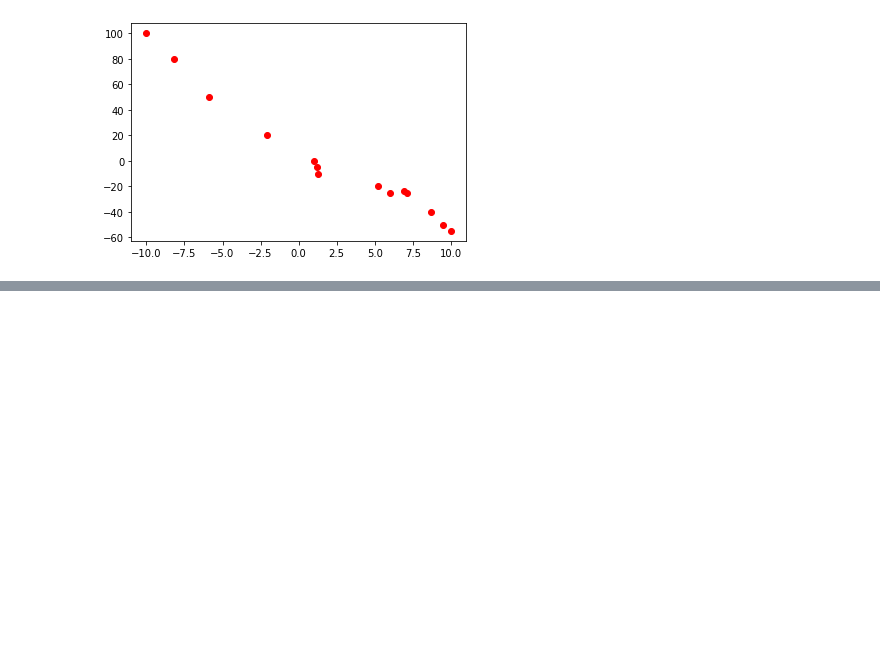
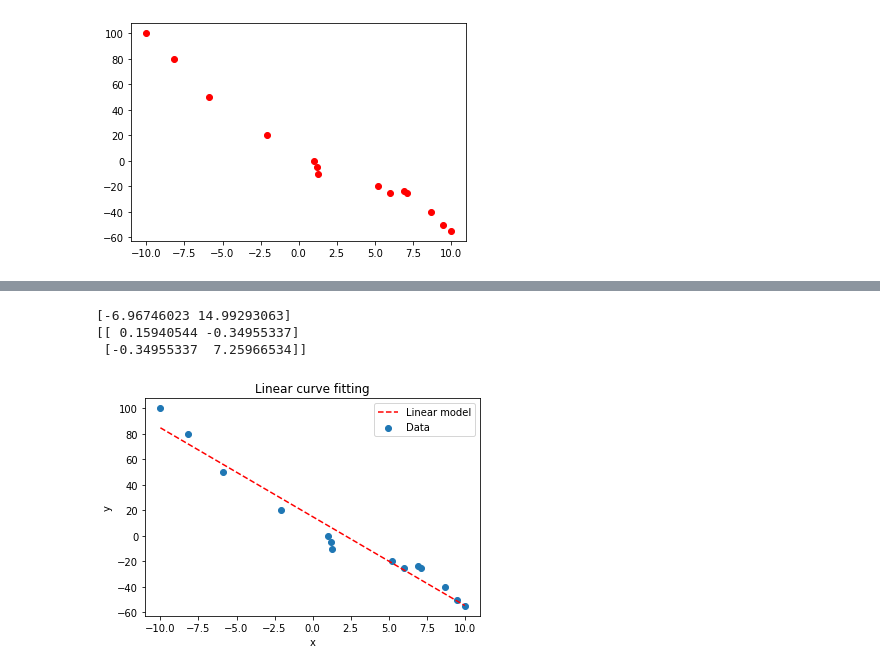
Before and after one commit to hoonzi-s/-EDRC-Python, a Jupyter notebook: 02. Modeling.ipynb, the cells around one changed output, grey strips where cells are left out. Saved outputs shown, nothing was run; the diff lists cells and outputs as text; code cells hidden in the pictures; blank space fills up the shorter version.

```diff
--- a/02. Modeling.ipynb
+++ b/02. Modeling.ipynb
@@ -262,0 +361,19 @@ plt.show()
+# %%
+#Excel data 읽어오기
+data_df = pd.read_excel("/content/drive/MyDrive/EDRC_Python/excel_linear_data_1.xlsx")
+print(data_df)
+
+#Array data로 바꾸기
+data = data_df.values
+print(data)
+
+#x_data
+x_data = data_df.iloc[:,0]
+x_data = x_data.values
+
+#y_data
+y_data = data_df.iloc[:,1]
+y_data = y_data.values
+
+print(x_data.shape)
+print(y_data.shape)
@@ -262,0 +398,23 @@ plt.show()
+# %%
+#모델 형태 지정 1
+def Linear_model(x_data, coeff, bias):
+    return coeff*x_data + bias
+
+#Data fitting 1
+popt, pcov = curve_fit(Linear_model, x_data, y_data)
+print(popt)
+print(pcov)
+y_predict_linear = Linear_model(x_data, popt[0], popt[1])
+plt.figure(1)
+plt.scatter(data[:, 0], data[:, 1],label='Data')
+plt.plot(x_data, y_predict_linear,'r--',label='Linear model')
+plt.title("Linear curve fitting")
+plt.legend(loc='best')
+plt.xlabel("x")
+plt.ylabel("y")
+plt.show()
+# %% [output]
+[-6.96746023 14.99293063]
+[[ 0.15940544 -0.34955337]
+ [-0.34955337  7.25966534]]
+[figure, added]
```
Also changed, not shown: parts of 21 cells of this notebook.
